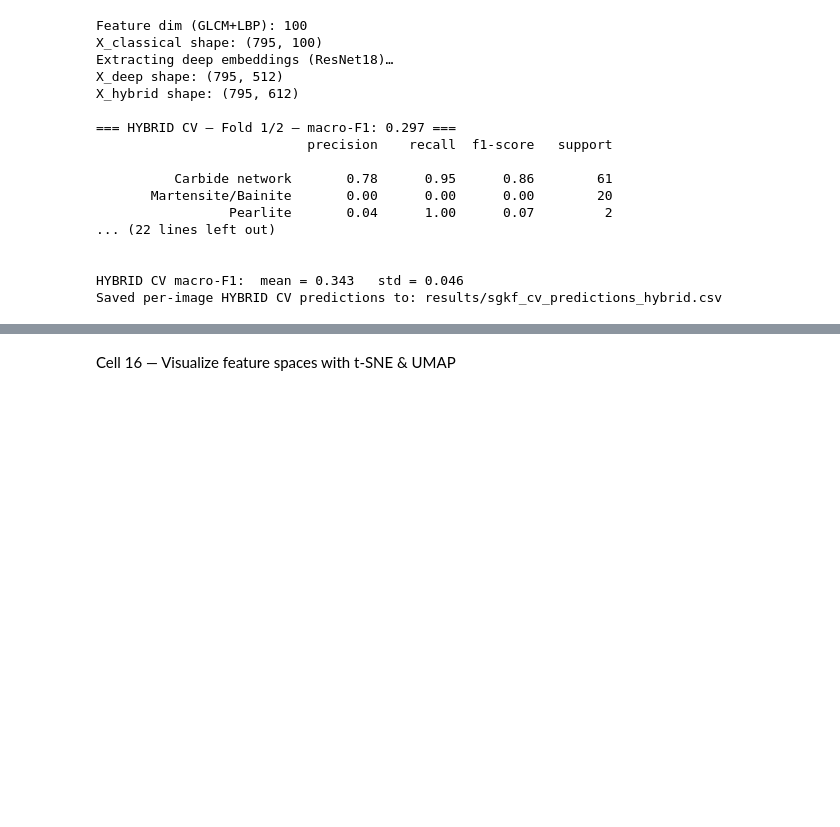
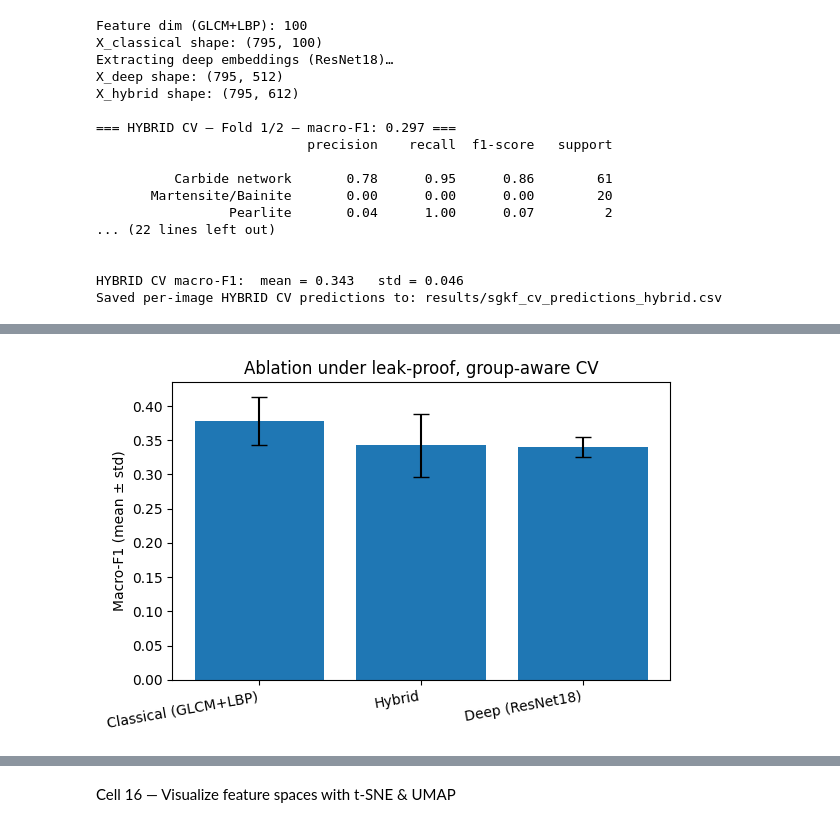
Before and after one commit to jonghunlee05/microstructure-ai, a Jupyter notebook: microstructure_ai.ipynb, the cells around one changed output, grey strips where cells are left out. Drawn from its saved outputs; the diff is of its cells as text; code cells hidden in the pictures; blank space fills up the shorter version.

```diff
--- a/microstructure_ai.ipynb
+++ b/microstructure_ai.ipynb
@@ -1046,0 +1049,83 @@ Saved per-image HYBRID CV predictions to: results/sgkf_cv_predictions_hybrid.csv
+# %%
+# ABLA TION SUMMARY — macro-F1 (mean ± std) across folds + per-class F1 tables
+# Place AFTER the HYBRID CV cell and BEFORE your t-SNE/UMAP section.
+
+import os, pandas as pd, numpy as np
+from sklearn.metrics import f1_score, classification_report
+import matplotlib.pyplot as plt
+
+# Map method name -> CSV path from earlier CV cells
+csv_map = {
+    "Classical (GLCM+LBP)": "results/sgkf_cv_predictions.csv",              # from classical CV cell
+    "Deep (ResNet18)":      "results/sgkf_cv_predictions_deep.csv",         # from deep CV cell
+    "Hybrid":               "results/sgkf_cv_predictions_hybrid.csv",       # from hybrid CV cell
+}
+
+# Merge helper to get labels (in case you want to trust CSV 'true' you can skip the merge)
+df_labels = dfC[['filepath','label']].copy().rename(columns={'label':'true_lbl'})
+
+def load_preds(path):
+    df = pd.read_csv(path)
+    if 'true' not in df.columns:  # safety
+        df = df.merge(df_labels, on='filepath', how='left').rename(columns={'true_lbl':'true'})
+    return df
+
+summ_rows = []
+perclass_tables = {}
+
+for name, path in csv_map.items():
+    if not os.path.exists(path):
+        print(f"[WARN] Missing {name} file at {path}. Run that CV cell first.")
+        continue
+
+    dfp = load_preds(path)
+    # ensure fold column exists
+    if 'fold' not in dfp.columns:
+        dfp['fold'] = 1
+
+    f1s = []
+    classes = sorted(dfp['true'].unique().tolist())
+    per_fold_reports = []
+
+    for f in sorted(dfp['fold'].unique()):
+        dff = dfp[dfp['fold']==f]
+        y_true = dff['true'].values
+        y_pred = dff['pred'].values
+        f1 = f1_score(y_true, y_pred, average='macro', zero_division=0)
+        f1s.append(f1)
+        # keep a per-fold report for per-class averaging later
+        rep = classification_report(y_true, y_pred, zero_division=0, output_dict=True)
+        per_fold_reports.append(rep)
+
+    mean, std = float(np.mean(f1s)), float(np.std(f1s))
+    summ_rows.append((name, mean, std, len(f1s)))
+
+    # Build per-class F1 table averaged across folds
+    rows = []
+    for c in classes:
+        vals = []
+        for rep in per_fold_reports:
+            if c in rep:
+                vals.append(rep[c]['f1-score'])
+        if len(vals):
+            rows.append((c, float(np.mean(vals)), float(np.std(vals)), len(vals)))
+    perclass_tables[name] = pd.DataFrame(rows, columns=['class','f1_mean','f1_std','n_folds']).sort_values('f1_mean', ascending=False)
+
+summary_df = pd.DataFrame(summ_rows, columns=['method','macroF1_mean','macroF1_std','n_folds']).sort_values('macroF1_mean', ascending=False)
+display(summary_df)
+
+# Show per-class tables (top 10 per method to keep output compact)
+for name, tbl in perclass_tables.items():
+    print(f"\n=== Per-class F1 — {name} ===")
+    display(tbl)
+
+# Plot bar chart with error bars
+plt.figure(figsize=(6,4))
+x = np.arange(len(summary_df))
+plt.bar(x, summary_df['macroF1_mean'], yerr=summary_df['macroF1_std'], capsize=6)
+plt.xticks(x, summary_df['method'], rotation=10, ha='right')
+plt.ylabel('Macro-F1 (mean ± std)')
+plt.title('Ablation under leak-proof, group-aware CV')
+plt.tight_layout()
+plt.show()
+# %% [output]
@@ -1046,0 +1160 @@ Saved per-image HYBRID CV predictions to: results/sgkf_cv_predictions_hybrid.csv
+[figure, added]
```
Also changed, not shown: parts of 16 cells of this notebook, 26 other files.
